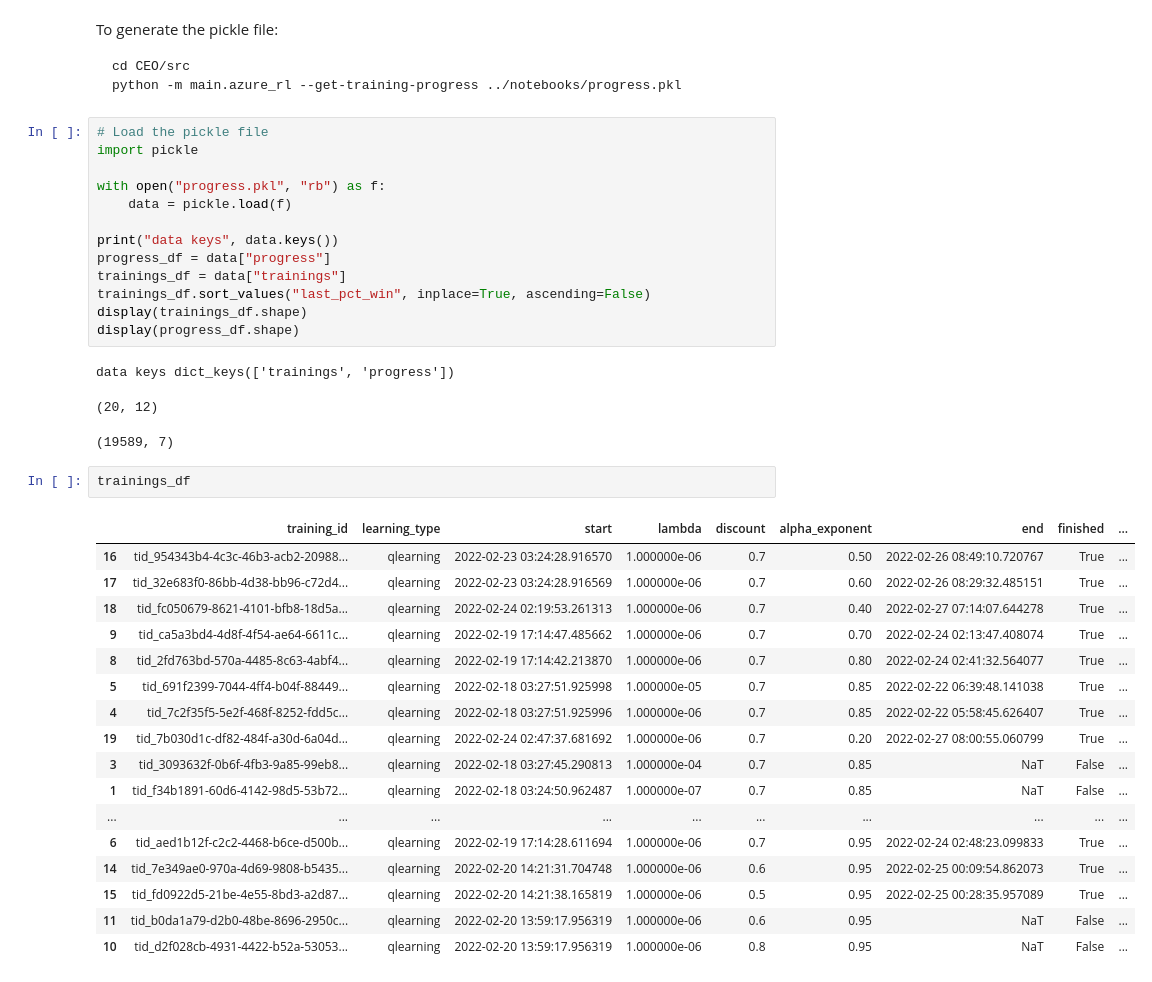
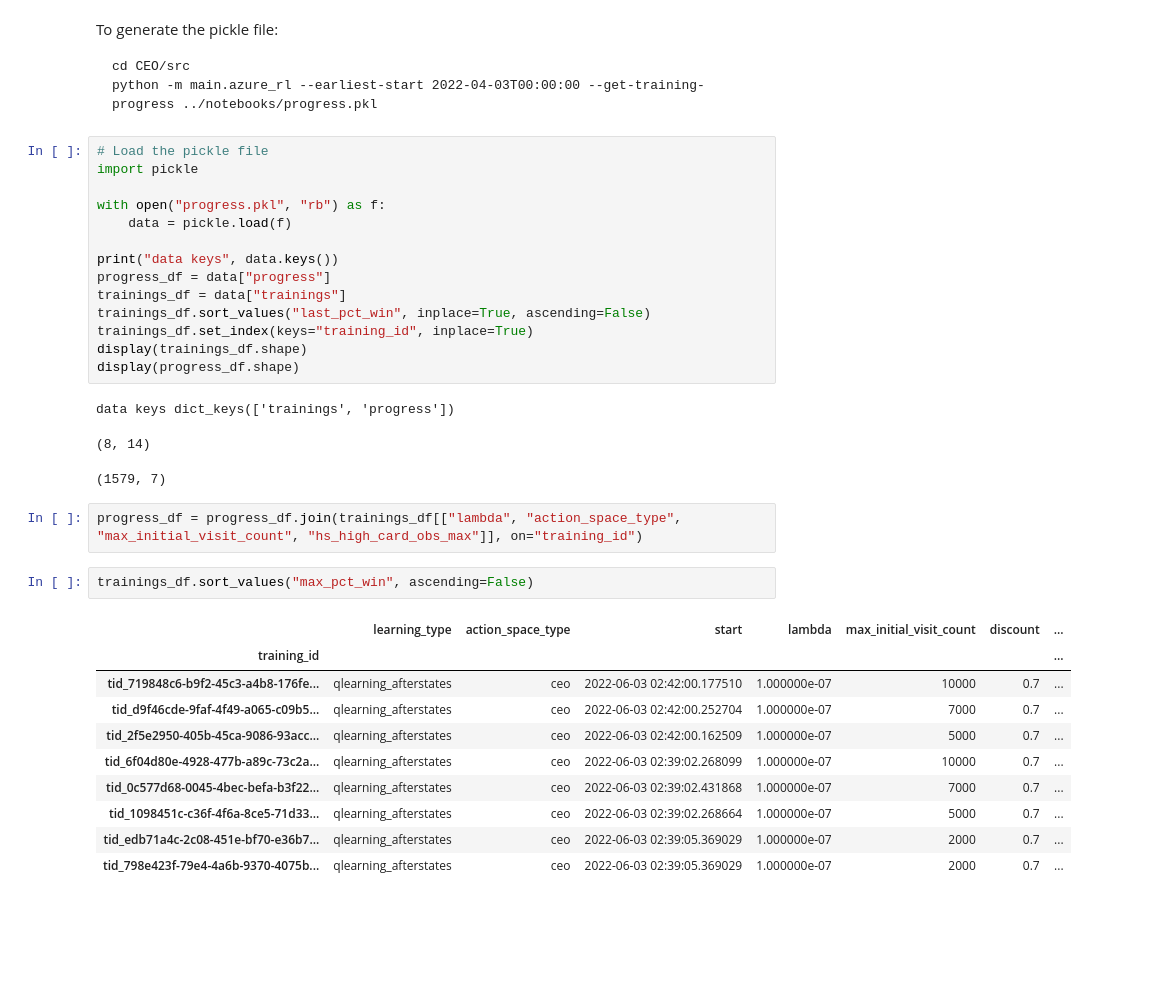
Before and after one commit to davidnorman314/CEO, a Jupyter notebook: notebooks/Progress.ipynb, the cells around one changed output. Cells and saved outputs as stored; diff of their text form; blank space fills up the shorter version.

```diff
--- a/notebooks/Progress.ipynb
+++ b/notebooks/Progress.ipynb
@@ -2,7 +2,7 @@
 To generate the pickle file:
 
     cd CEO/src
-    python -m main.azure_rl --get-training-progress ../notebooks/progress.pkl
+    python -m main.azure_rl --earliest-start 2022-04-03T00:00:00 --get-training-progress ../notebooks/progress.pkl
 # %%
 # Load the pickle file
 import pickle
@@ -14,30 +14,26 @@ print("data keys", data.keys())
 progress_df = data["progress"]
 trainings_df = data["trainings"]
 trainings_df.sort_values("last_pct_win", inplace=True, ascending=False)
+trainings_df.set_index(keys="training_id", inplace=True)
 display(trainings_df.shape)
 display(progress_df.shape)
 # %% [output]
 data keys dict_keys(['trainings', 'progress'])
-(20, 12)
+(8, 14)
-(19589, 7)
+(1579, 7)
+# %%
+progress_df = progress_df.join(trainings_df[["lambda", "action_space_type", "max_initial_visit_count", "hs_high_card_obs_max"]], on="training_id")
 # %%
-trainings_df
+trainings_df.sort_values("max_pct_win", ascending=False)
 # %% [output]
-|  | training_id | learning_type | start | lambda | discount | alpha_exponent | end | finished | ... |
-| 16 | tid_954343b4-4c3c-46b3-acb2-20988... | qlearning | 2022-02-23 03:24:28.916570 | 1.000000e-06 | 0.7 | 0.50 | 2022-02-26 08:49:10.720767 | True | ... |
-| 17 | tid_32e683f0-86bb-4d38-bb96-c72d4... | qlearning | 2022-02-23 03:24:28.916569 | 1.000000e-06 | 0.7 | 0.60 | 2022-02-26 08:29:32.485151 | True | ... |
-| 18 | tid_fc050679-8621-4101-bfb8-18d5a... | qlearning | 2022-02-24 02:19:53.261313 | 1.000000e-06 | 0.7 | 0.40 | 2022-02-27 07:14:07.644278 | True | ... |
-| 9 | tid_ca5a3bd4-4d8f-4f54-ae64-6611c... | qlearning | 2022-02-19 17:14:47.485662 | 1.000000e-06 | 0.7 | 0.70 | 2022-02-24 02:13:47.408074 | True | ... |
-| 8 | tid_2fd763bd-570a-4485-8c63-4abf4... | qlearning | 2022-02-19 17:14:42.213870 | 1.000000e-06 | 0.7 | 0.80 | 2022-02-24 02:41:32.564077 | True | ... |
-| 5 | tid_691f2399-7044-4ff4-b04f-88449... | qlearning | 2022-02-18 03:27:51.925998 | 1.000000e-05 | 0.7 | 0.85 | 2022-02-22 06:39:48.141038 | True | ... |
-| 4 | tid_7c2f35f5-5e2f-468f-8252-fdd5c... | qlearning | 2022-02-18 03:27:51.925996 | 1.000000e-06 | 0.7 | 0.85 | 2022-02-22 05:58:45.626407 | True | ... |
-| 19 | tid_7b030d1c-df82-484f-a30d-6a04d... | qlearning | 2022-02-24 02:47:37.681692 | 1.000000e-06 | 0.7 | 0.20 | 2022-02-27 08:00:55.060799 | True | ... |
-| 3 | tid_3093632f-0b6f-4fb3-9a85-99eb8... | qlearning | 2022-02-18 03:27:45.290813 | 1.000000e-04 | 0.7 | 0.85 | NaT | False | ... |
-| 1 | tid_f34b1891-60d6-4142-98d5-53b72... | qlearning | 2022-02-18 03:24:50.962487 | 1.000000e-07 | 0.7 | 0.85 | NaT | False | ... |
-| ... | ... | ... | ... | ... | ... | ... | ... | ... | ... |
-| 6 | tid_aed1b12f-c2c2-4468-b6ce-d500b... | qlearning | 2022-02-19 17:14:28.611694 | 1.000000e-06 | 0.7 | 0.95 | 2022-02-24 02:48:23.099833 | True | ... |
-| 14 | tid_7e349ae0-970a-4d69-9808-b5435... | qlearning | 2022-02-20 14:21:31.704748 | 1.000000e-06 | 0.6 | 0.95 | 2022-02-25 00:09:54.862073 | True | ... |
-| 15 | tid_fd0922d5-21be-4e55-8bd3-a2d87... | qlearning | 2022-02-20 14:21:38.165819 | 1.000000e-06 | 0.5 | 0.95 | 2022-02-25 00:28:35.957089 | True | ... |
-| 11 | tid_b0da1a79-d2b0-48be-8696-2950c... | qlearning | 2022-02-20 13:59:17.956319 | 1.000000e-06 | 0.6 | 0.95 | NaT | False | ... |
-| 10 | tid_d2f028cb-4931-4422-b52a-53053... | qlearning | 2022-02-20 13:59:17.956319 | 1.000000e-06 | 0.8 | 0.95 | NaT | False | ... |
+|  | learning_type | action_space_type | start | lambda | max_initial_visit_count | discount | ... |
+| training_id |  |  |  |  |  |  | ... |
+| tid_719848c6-b9f2-45c3-a4b8-176fe... | qlearning_afterstates | ceo | 2022-06-03 02:42:00.177510 | 1.000000e-07 | 10000 | 0.7 | ... |
+| tid_d9f46cde-9faf-4f49-a065-c09b5... | qlearning_afterstates | ceo | 2022-06-03 02:42:00.252704 | 1.000000e-07 | 7000 | 0.7 | ... |
+| tid_2f5e2950-405b-45ca-9086-93acc... | qlearning_afterstates | ceo | 2022-06-03 02:42:00.162509 | 1.000000e-07 | 5000 | 0.7 | ... |
+| tid_6f04d80e-4928-477b-a89c-73c2a... | qlearning_afterstates | ceo | 2022-06-03 02:39:02.268099 | 1.000000e-07 | 10000 | 0.7 | ... |
+| tid_0c577d68-0045-4bec-befa-b3f22... | qlearning_afterstates | ceo | 2022-06-03 02:39:02.431868 | 1.000000e-07 | 7000 | 0.7 | ... |
+| tid_1098451c-c36f-4f6a-8ce5-71d33... | qlearning_afterstates | ceo | 2022-06-03 02:39:02.268664 | 1.000000e-07 | 5000 | 0.7 | ... |
+| tid_edb71a4c-2c08-451e-bf70-e36b7... | qlearning_afterstates | ceo | 2022-06-03 02:39:05.369029 | 1.000000e-07 | 2000 | 0.7 | ... |
+| tid_798e423f-79e4-4a6b-9370-4075b... | qlearning_afterstates | ceo | 2022-06-03 02:39:05.369029 | 1.000000e-07 | 2000 | 0.7 | ... |
 # %%
```
Also changed, not shown: parts of 6 cells of this notebook.
